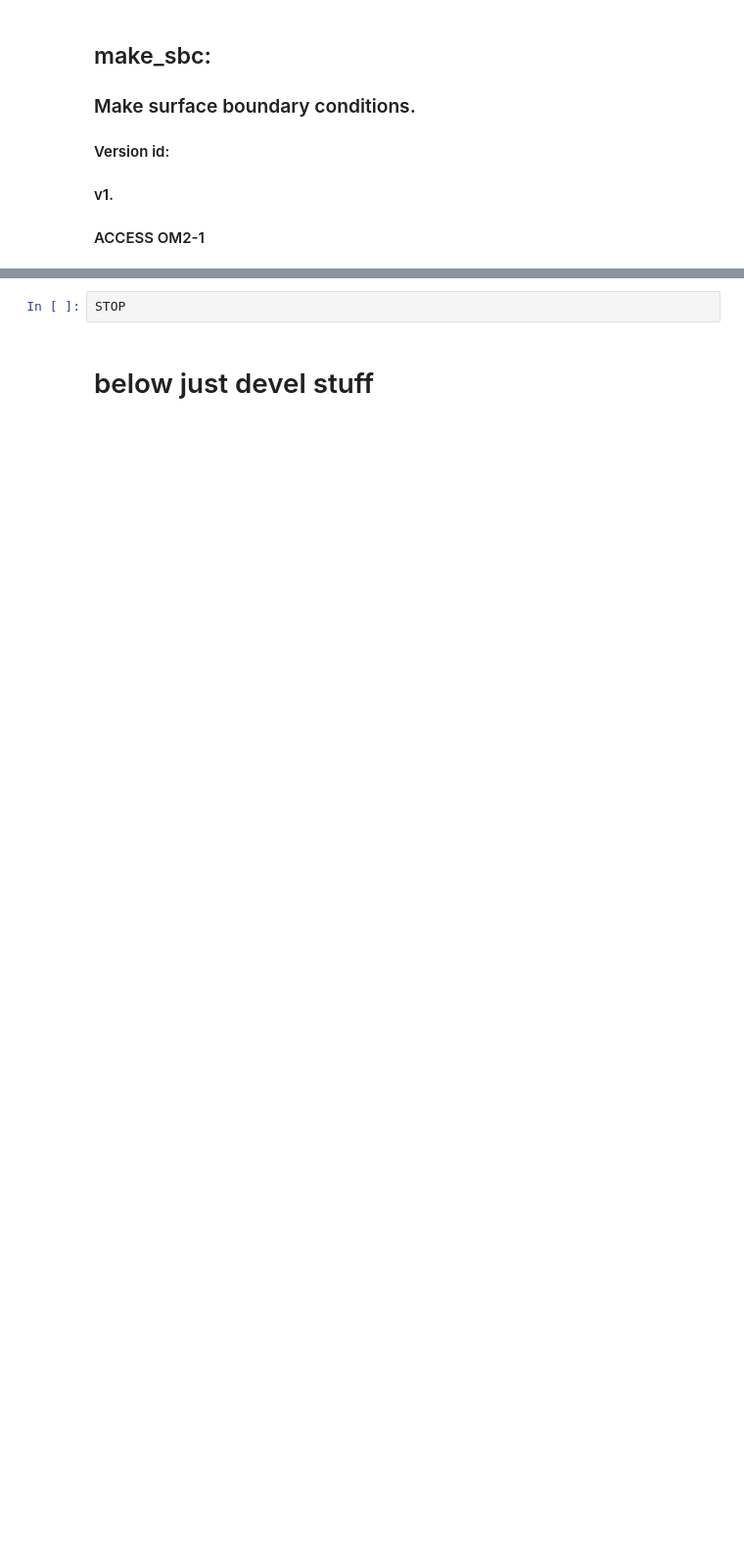
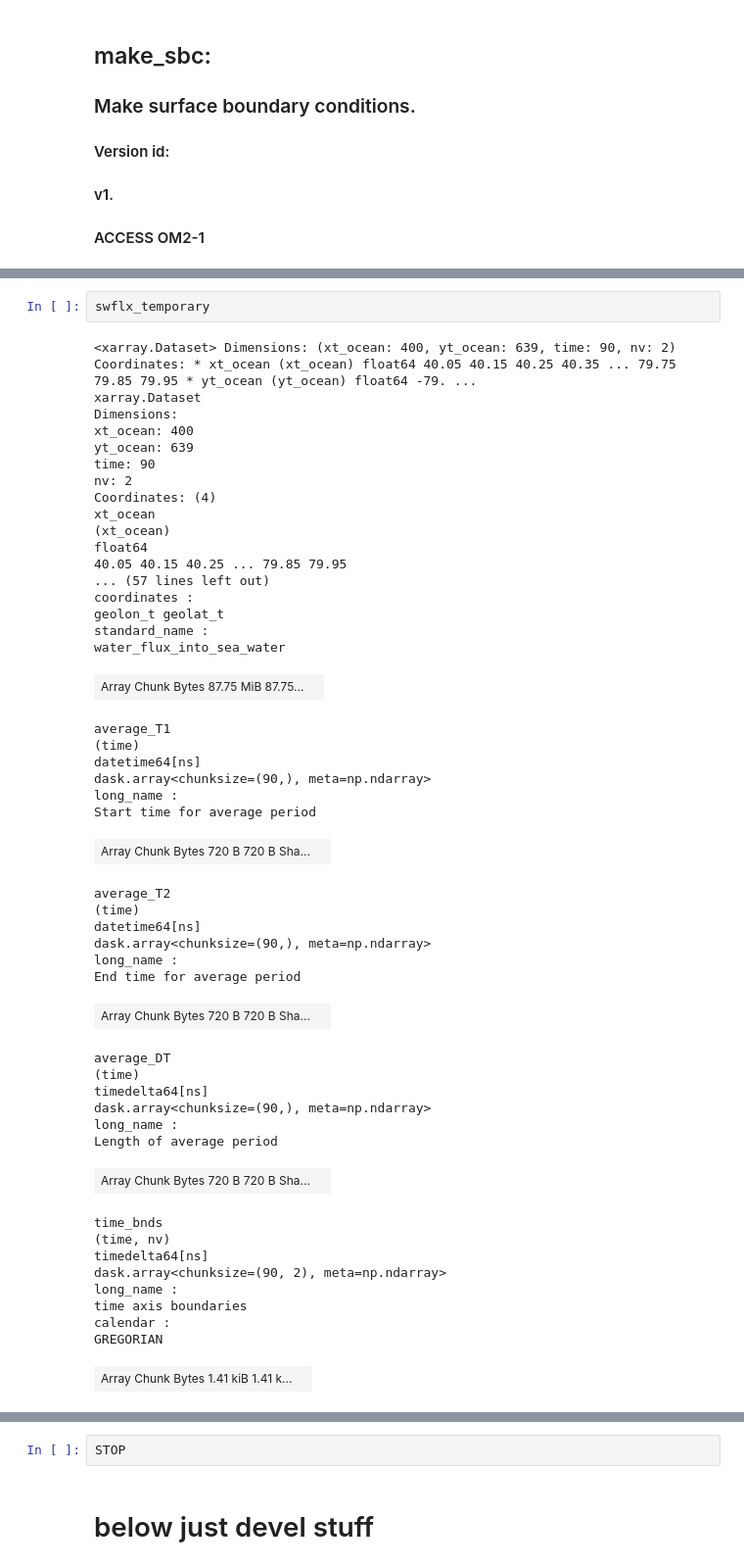
Before and after one commit to dgwyther/vanderford-setup, a Jupyter notebook: notebooks/make_sbc-amery_access.ipynb, the cells around one changed output, grey strips where cells are left out. Shown at 98% size. Cells and saved outputs as stored; diff of their text form; blank space fills up the shorter version.

```diff
--- a/notebooks/make_sbc-amery_access.ipynb
+++ b/notebooks/make_sbc-amery_access.ipynb
@@ -156,0 +240,51 @@ def regrid_era(slon_raw,slat,sdat_raw,tlon,tlat):
+# %%
+swflx_temporary
+# %% [output]
+<xarray.Dataset> Dimensions: (xt_ocean: 400, yt_ocean: 639, time: 90, nv: 2) Coordinates: * xt_ocean (xt_ocean) float64 40.05 40.15 40.25 40.35 ... 79.75 79.85 79.95 * yt_ocean (yt_ocean) float64 -79. ...
+xarray.Dataset
+Dimensions:
+xt_ocean: 400
+yt_ocean: 639
+time: 90
+nv: 2
+Coordinates: (4)
+xt_ocean
+(xt_ocean)
+float64
+40.05 40.15 40.25 ... 79.85 79.95
+... (57 lines left out)
+coordinates :
+geolon_t geolat_t
+standard_name :
+water_flux_into_sea_water
+| Array Chunk Bytes 87.75 MiB 87.75... |  |
+average_T1
+(time)
+datetime64[ns]
+dask.array<chunksize=(90,), meta=np.ndarray>
+long_name :
+Start time for average period
+| Array Chunk Bytes 720 B 720 B Sha... |  |
+average_T2
+(time)
+datetime64[ns]
+dask.array<chunksize=(90,), meta=np.ndarray>
+long_name :
+End time for average period
+| Array Chunk Bytes 720 B 720 B Sha... |  |
+average_DT
+(time)
+timedelta64[ns]
+dask.array<chunksize=(90,), meta=np.ndarray>
+long_name :
+Length of average period
+| Array Chunk Bytes 720 B 720 B Sha... |  |
+time_bnds
+(time, nv)
+timedelta64[ns]
+dask.array<chunksize=(90, 2), meta=np.ndarray>
+long_name :
+time axis boundaries
+calendar :
+GREGORIAN
+| Array Chunk Bytes 1.41 kiB 1.41 k... |  |
```
Also changed, not shown: parts of 18 cells of this notebook.
